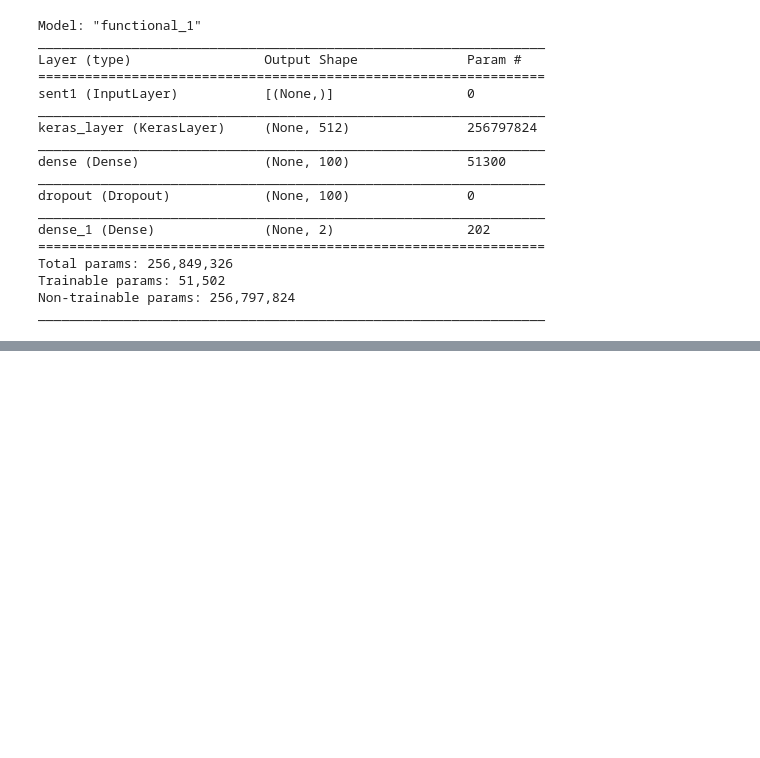
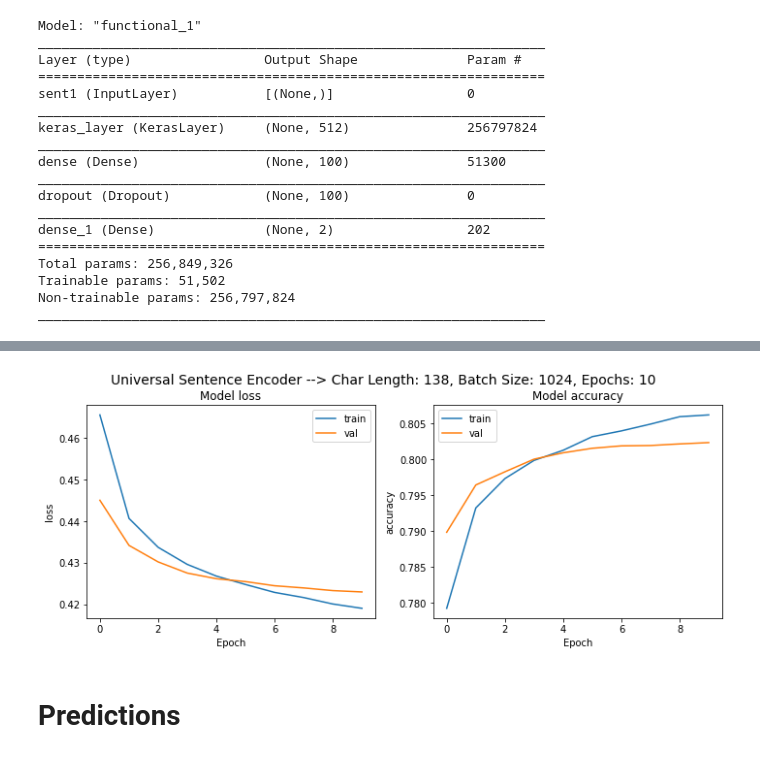
Before and after one commit to ngupta23/ds7337_nlp, a Jupyter notebook: Exams/finals/NGupta_question2_USE.ipynb, the cells around one changed output, grey strips where cells are left out. Cells and saved outputs as stored; diff of their text form; code cells hidden in the pictures; blank space fills up the shorter version.

Commit message:
Full Run with 1 Dense Layer + comments cleanup

```diff
--- a/Exams/finals/NGupta_question2_USE.ipynb
+++ b/Exams/finals/NGupta_question2_USE.ipynb
@@ -146,13 +192,13 @@ Minimum review length: 1
 # %%
-# Create datasets
+# Create datasets (limit to max time step for USE)
 train_text = train_data['text'].tolist()
-# train_text = [' '.join(t.split()[0:150]) for t in train_text]
+train_text = [' '.join(t.split()[0:time_steps_USE]) for t in train_text]
 train_text = [' '.join(t.split()) for t in train_text]
 train_text = np.array(train_text, dtype=object)[:, np.newaxis]
 train_label = train_data['sentiment']
 
 val_text = val_data['text'].tolist()
-# val_text = [' '.join(t.split()[0:150]) for t in val_text]
+val_text = [' '.join(t.split()[0:time_steps_USE]) for t in val_text]
 val_text = [' '.join(t.split()) for t in val_text]
 val_text = np.array(val_text, dtype=object)[:, np.newaxis]
 val_label = val_data['sentiment']
@@ -170,3 +257,6 @@ train_text[0].shape
 set(train_label)
 # %% [output]
 {0, 1}
+# %%
+num_classes = len(set(train_label))
+num_classes
@@ -181,7 +273,7 @@ embedding = USE(input_text)
 # dense2 = Dense(100, activation='relu')(dropout1)
 dense2 = Dense(100, activation='relu')(embedding)
 dropout2 = Dropout(0.2)(dense2)
-pred = Dense(2, activation='softmax')(dropout2)
+pred = Dense(num_classes, activation='softmax')(dropout2)
 model = Model(inputs=[input_text], outputs=pred)
 
 model.summary()
@@ -227,6 +321,6 @@ checkpoint = ModelCheckpoint(filepath, monitor='val_loss', verbose=1,
 # %%
-BATCH_SIZE = 256
-EPOCHS = 2
+BATCH_SIZE = 1024
+EPOCHS = 10
 history = model.fit(
     tf.convert_to_tensor(train_text), train_label,
     validation_data=(val_text, val_label),
@@ -242,3 +352,12 @@ Epoch 2/2
+# %%
+plot_metrics(
+    history,
+    metrics=['loss', 'accuracy'],
+    title = f"Universal Sentence Encoder --> Char Length: {time_steps_USE}, Batch Size: {BATCH_SIZE}, Epochs: {EPOCHS}")
+# %% [output]
+[figure, added]
+# %% [markdown]
+# Predictions
 # %%
 predictions = model.predict(val_text)
 predictions[:5]
```
Also changed, not shown: parts of 31 cells of this notebook.
